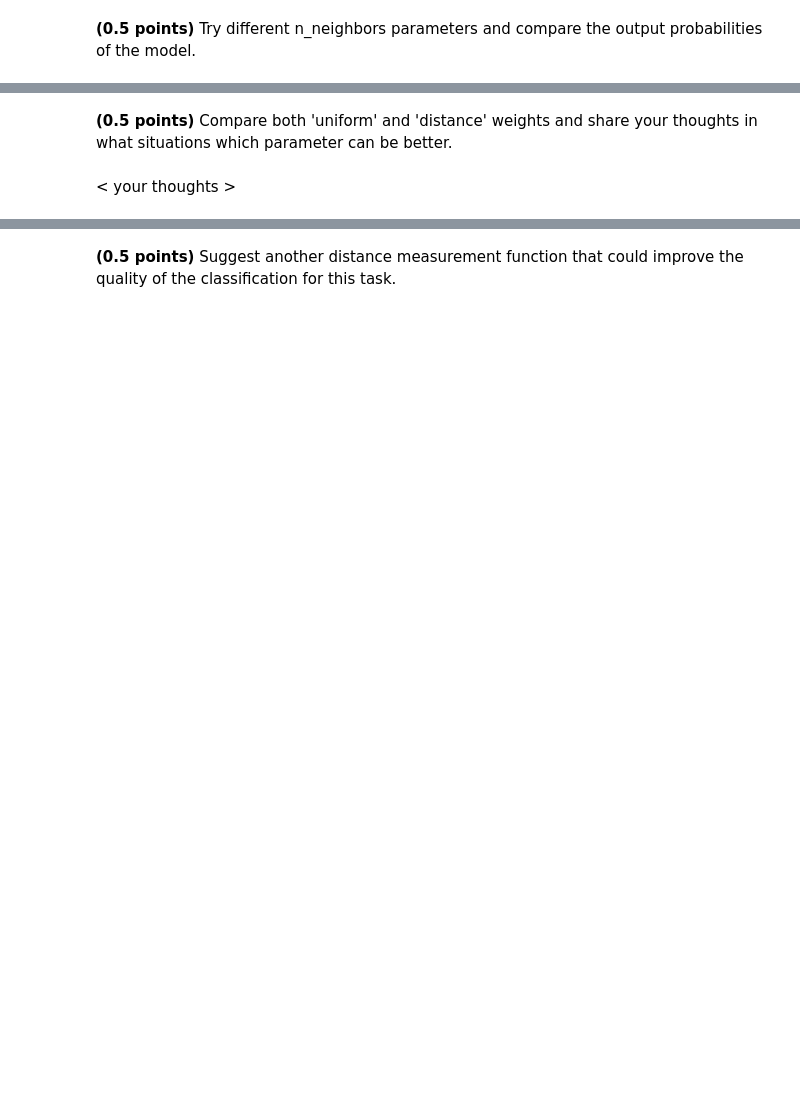
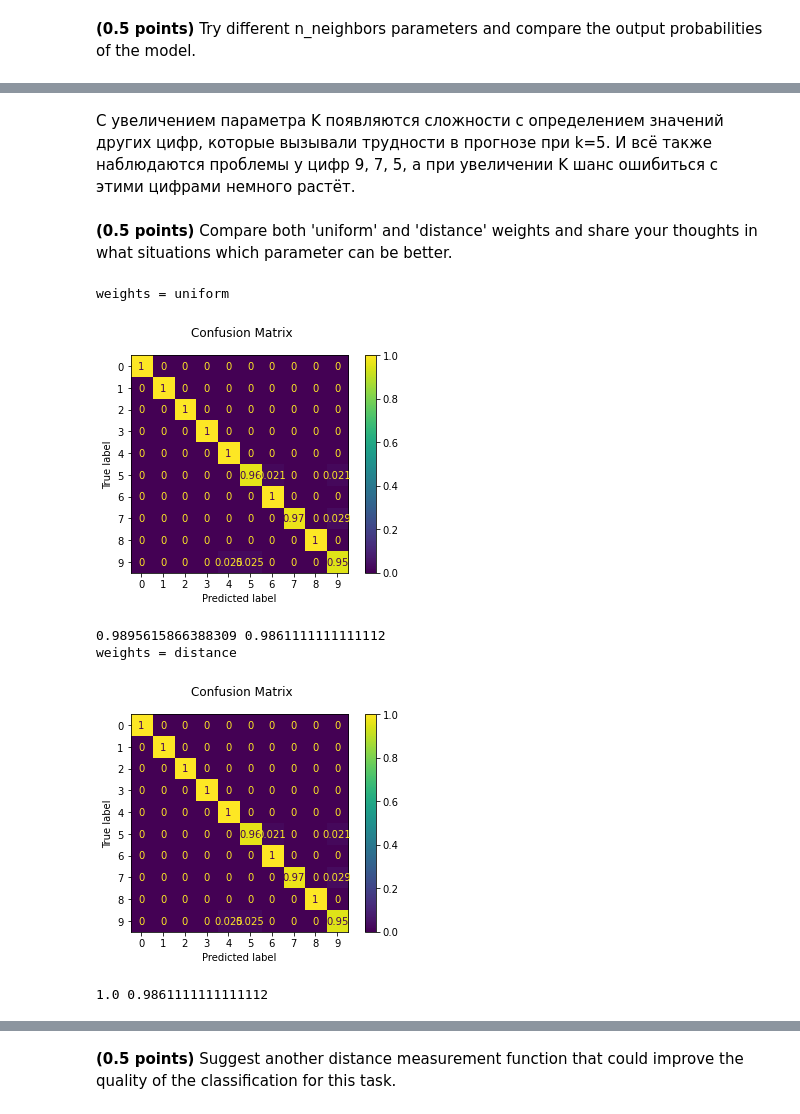
Before and after one commit to githubjeka/ml-intro, a Jupyter notebook: hw_classification.ipynb, the cells around one changed output, grey strips where cells are left out. Saved outputs shown, nothing was run; the diff lists cells and outputs as text; code cells hidden in the pictures; blank space fills up the shorter version.

```diff
--- a/hw_classification.ipynb
+++ b/hw_classification.ipynb
@@ -473,2 +562,4 @@ assert test_acc > 0.98
+# %% [markdown]
+С увеличением параметра K появляются сложности с определением значений других цифр, которые вызывали трудности в прогнозе при k=5. И всё также наблюдаются проблемы у цифр 9, 7, 5, а при увеличении K шанс ошибиться с этими цифрами немного растёт.
 # %% [markdown]
 **(0.5 points)** Compare both 'uniform' and 'distance' weights and share your thoughts in what situations which parameter can be better.
@@ -477,2 +566,17 @@ assert test_acc > 0.98
-# %% [markdown]
-< your thoughts >
+# %%
+knn = KNeighborsClassifier(n_neighbors=5, weights='uniform')
+print('weights = uniform')
+train_acc, test_acc = fit_evaluate(knn, X_train, y_train, X_test, y_test)
+print(train_acc, test_acc)
+
+knn = KNeighborsClassifier(n_neighbors=5, weights='distance')
+print('weights = distance')
+train_acc, test_acc = fit_evaluate(knn, X_train, y_train, X_test, y_test)
+print(train_acc, test_acc)
+# %% [output]
+weights = uniform
+[figure, added]
+0.9895615866388309 0.9861111111111112
+weights = distance
+[figure, added]
+1.0 0.9861111111111112
```
Also changed, not shown: parts of 19 cells of this notebook.
